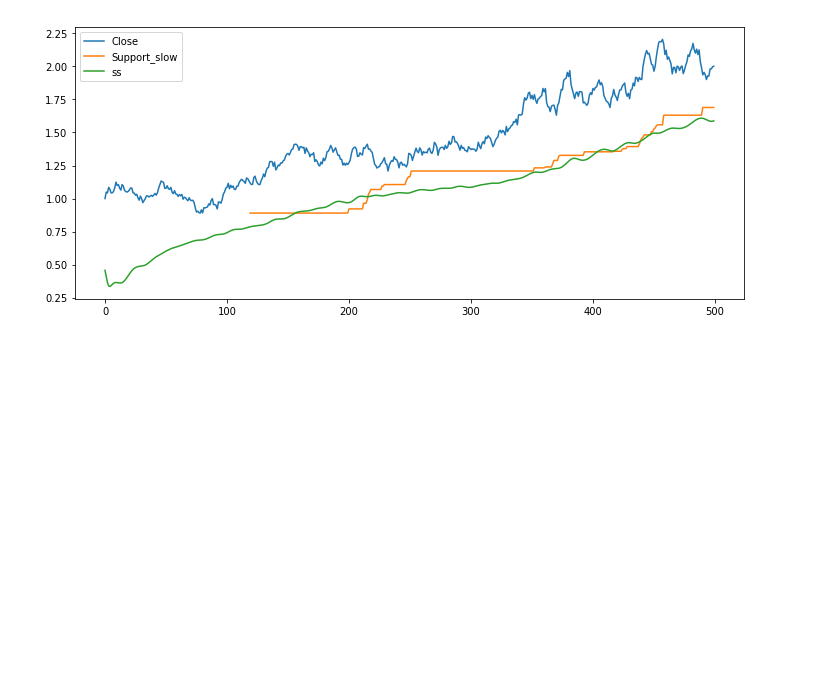
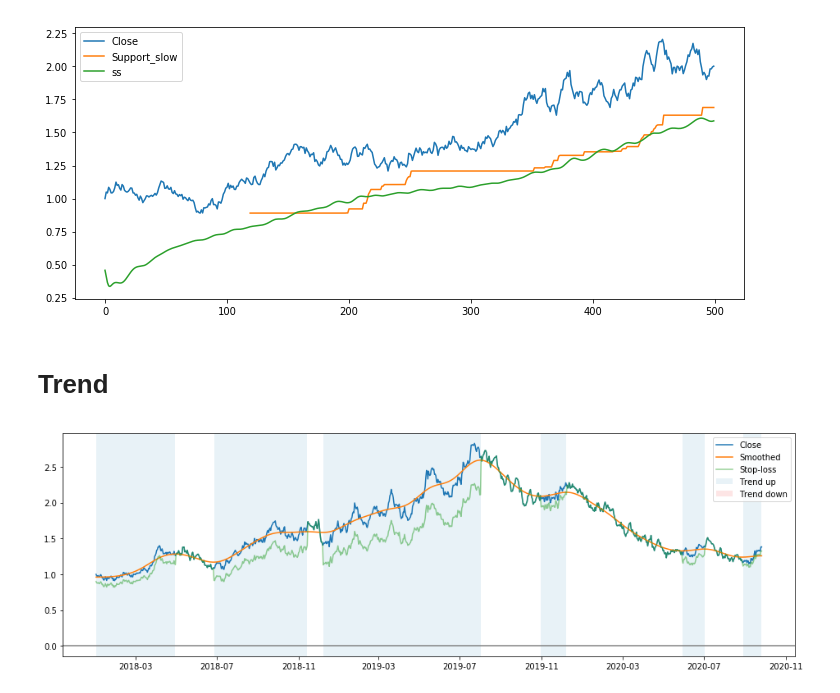
Before and after one commit to peerchen/trend-following-1, a Jupyter notebook: Time Series Prediction Example.ipynb, the cells around one changed output. Cells and saved outputs as stored; diff of their text form; code cells hidden in the pictures; blank space fills up the shorter version.

Commit message:
Trend nn

```diff
--- a/Time Series Prediction Example.ipynb
+++ b/Time Series Prediction Example.ipynb
@@ -674,3 +683,5 @@ res_j = pd.concat((test_paths[j], y_hat_df), axis=1)
 res_j[['Close', 'Support_slow', 'ss']].plot(figsize=(12, 5));
 # %% [output]
 [figure]
+# %% [markdown]
+# Trend
@@ -676,0 +691,11 @@ res_j[['Close', 'Support_slow', 'ss']].plot(figsize=(12, 5));
+# %%
+def add_trend(df, sd=20):
+    df = df.assign(High=df.Close, Low=df.Close, Open=df.Close)
+    df = find_trends(df, sd=sd)
+    df.Trend = df.Trend.clip_lower(0)
+    return df
+# %%
+price_df = add_trend(sim_path())
+plot_trends(price_df)
+# %% [output]
+[figure, added]
```
Also changed, not shown: parts of 40 cells of this notebook.
